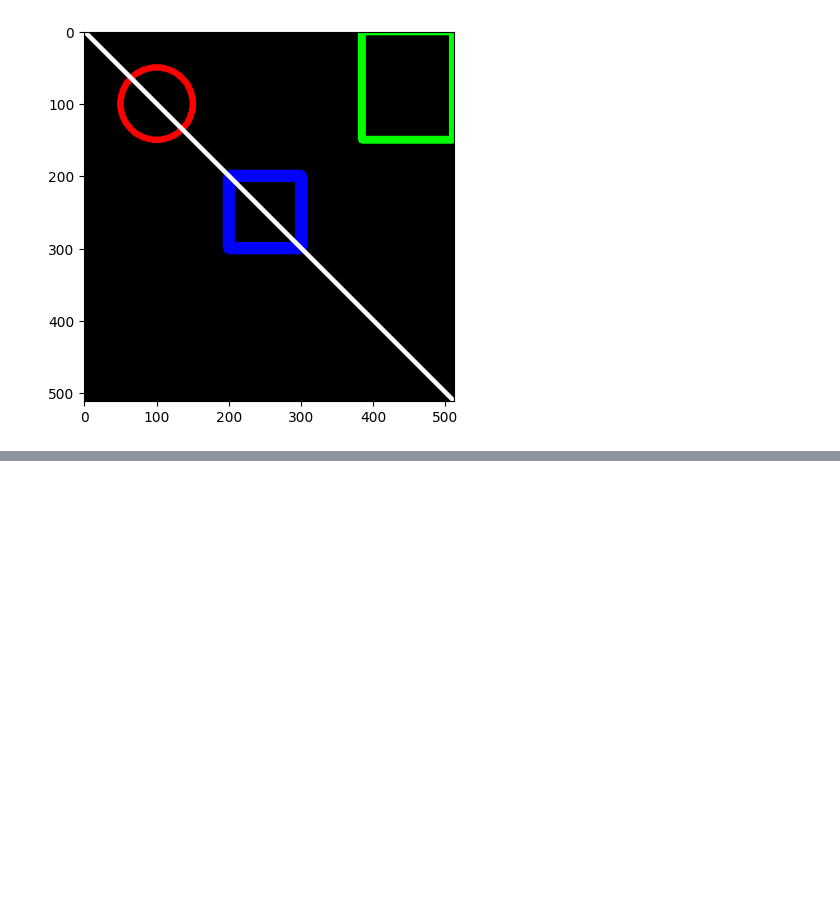
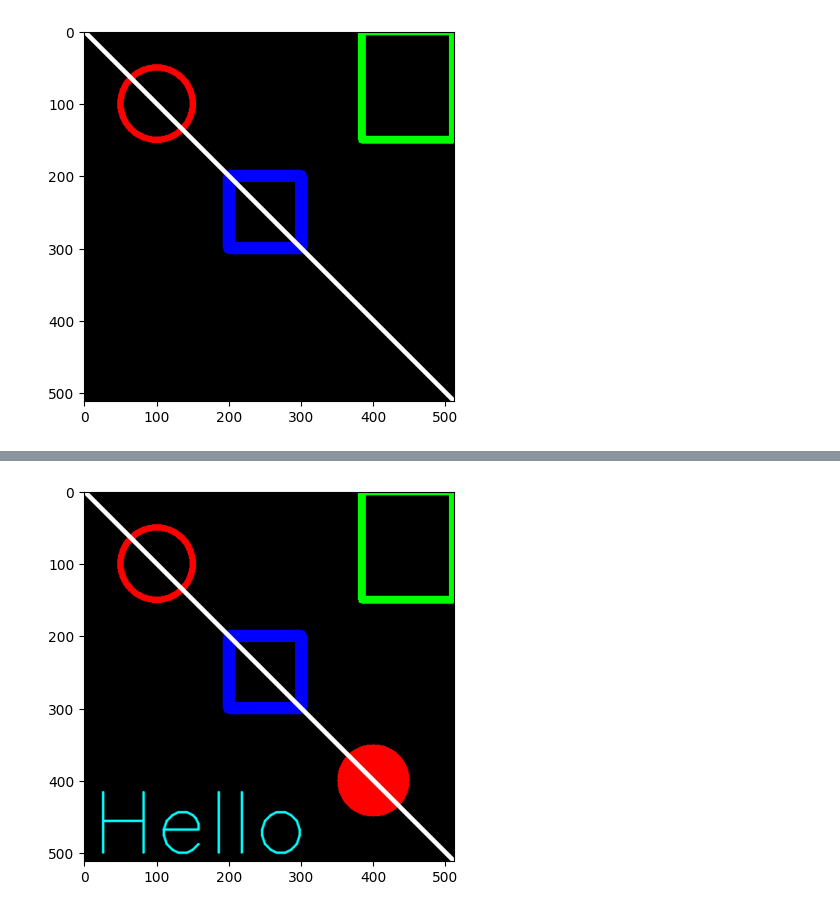
Before and after one commit to SitiMutmainah15/PCVK_GENAP_2026, a Jupyter notebook: Pertemuan_2b.ipynb, the cells around one changed output, grey strips where cells are left out. Drawn from its saved outputs; the diff is of its cells as text; code cells hidden in the pictures; blank space fills up the shorter version.

```diff
--- a/Pertemuan_2b.ipynb
+++ b/Pertemuan_2b.ipynb
@@ -213,0 +200,72 @@ plt.imshow(black_img)
+# %%
+import numpy as np
+import cv2 as cv
+import matplotlib.pyplot as plt
+
+# membuat canvas hitam
+black_img = np.zeros(shape=(512,512,3), dtype=np.uint8)
+
+# kotak hijau
+cv.rectangle(
+    black_img,
+    pt1=(384,0),
+    pt2=(510,150),
+    color=(0,255,0),
+    thickness=10
+)
+
+# kotak biru
+cv.rectangle(
+    black_img,
+    pt1=(200,200),
+    pt2=(300,300),
+    color=(255,0,0),
+    thickness=15
+)
+
+# lingkaran merah penuh
+cv.circle(
+    black_img,
+    center=(400,400),
+    radius=50,
+    color=(0,0,255),
+    thickness=-1
+)
+
+# lingkaran merah outline
+cv.circle(
+    black_img,
+    center=(100,100),
+    radius=50,
+    color=(0,0,255),
+    thickness=8
+)
+
+# garis diagonal putih
+cv.line(
+    black_img,
+    pt1=(0,0),
+    pt2=(511,511),
+    color=(255,255,255),
+    thickness=5
+)
+
+# menambahkan teks
+font = cv.FONT_HERSHEY_SIMPLEX
+
+cv.putText(
+    black_img,
+    text='Hello',
+    org=(10,500),
+    fontFace=font,
+    fontScale=4,
+    color=(255,255,0),
+    thickness=2,
+    lineType=cv.LINE_AA
+)
+
+# tampilkan hasil
+plt.imshow(cv.cvtColor(black_img, cv.COLOR_BGR2RGB))
+plt.show()
+# %% [output]
+[figure, added]
```
Also changed, not shown: parts of 1 cell of this notebook.
